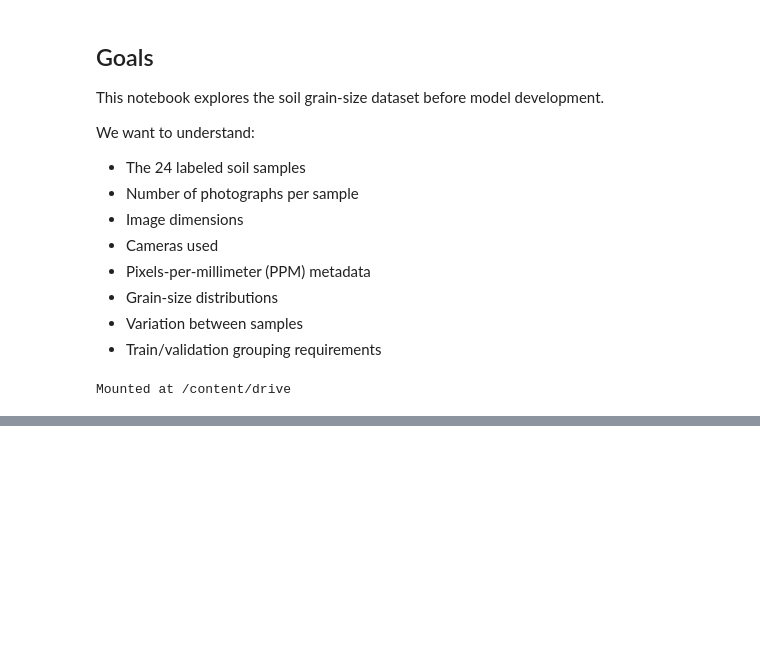
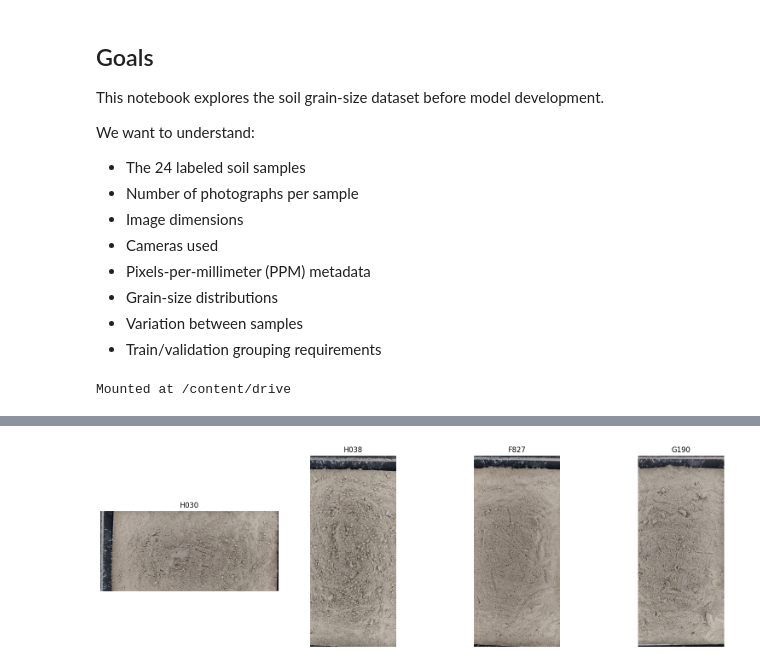
Before and after one commit to dmartin5150/soil-grain-size, a Jupyter notebook: notebooks/01_eda.ipynb, the cells around one changed output, grey strips where cells are left out. Cells and saved outputs as stored; diff of their text form; code cells hidden in the pictures; blank space fills up the shorter version.

```diff
--- a/notebooks/01_eda.ipynb
+++ b/notebooks/01_eda.ipynb
@@ -32,3 +32,10 @@ from google.colab import drive
 drive.mount('/content/drive')
 # %% [output]
 Mounted at /content/drive
+# %%
+from pathlib import Path
+
+PROJECT_DIR = Path("/content/drive/MyDrive/AI Projects/soil-grain-size")
+
+print(PROJECT_DIR.exists())
+print(list(PROJECT_DIR.iterdir()))
@@ -34,0 +121,8 @@ Mounted at /content/drive
+# %%
+image_files = list(TRAIN_IMAGES.glob("*.jpg"))
+
+print("Total training images:", len(image_files))
+
+for f in image_files[:10]:
+    print(f.name)
+# Get number of images and naming convention
@@ -34,0 +233,24 @@ Mounted at /content/drive
+# %%
+# Pick several soil samples
+samples_to_view = ["H030", "H038", "F827", "G190"]
+
+fig, axes = plt.subplots(1, len(samples_to_view), figsize=(16, 5))
+
+for ax, sample_id in zip(axes, samples_to_view):
+
+    file_name = images_df.loc[
+        images_df["sample_id"] == sample_id,
+        "filename"
+    ].iloc[0]
+
+    image_path = TRAIN_IMAGES / file_name
+    img = Image.open(image_path)
+
+    ax.imshow(img)
+    ax.set_title(sample_id)
+    ax.axis("off")
+
+plt.tight_layout()
+plt.show()
+# %% [output]
+[figure, added]
```
Also changed, not shown: parts of 16 cells of this notebook.
